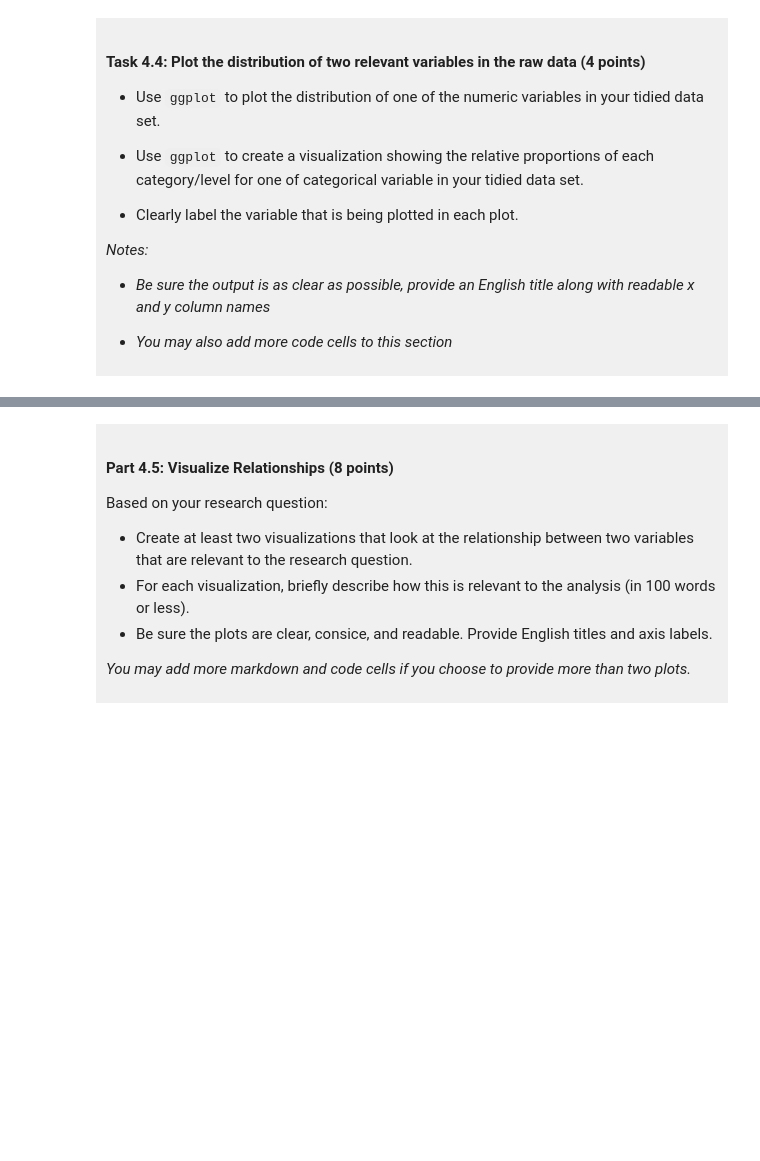
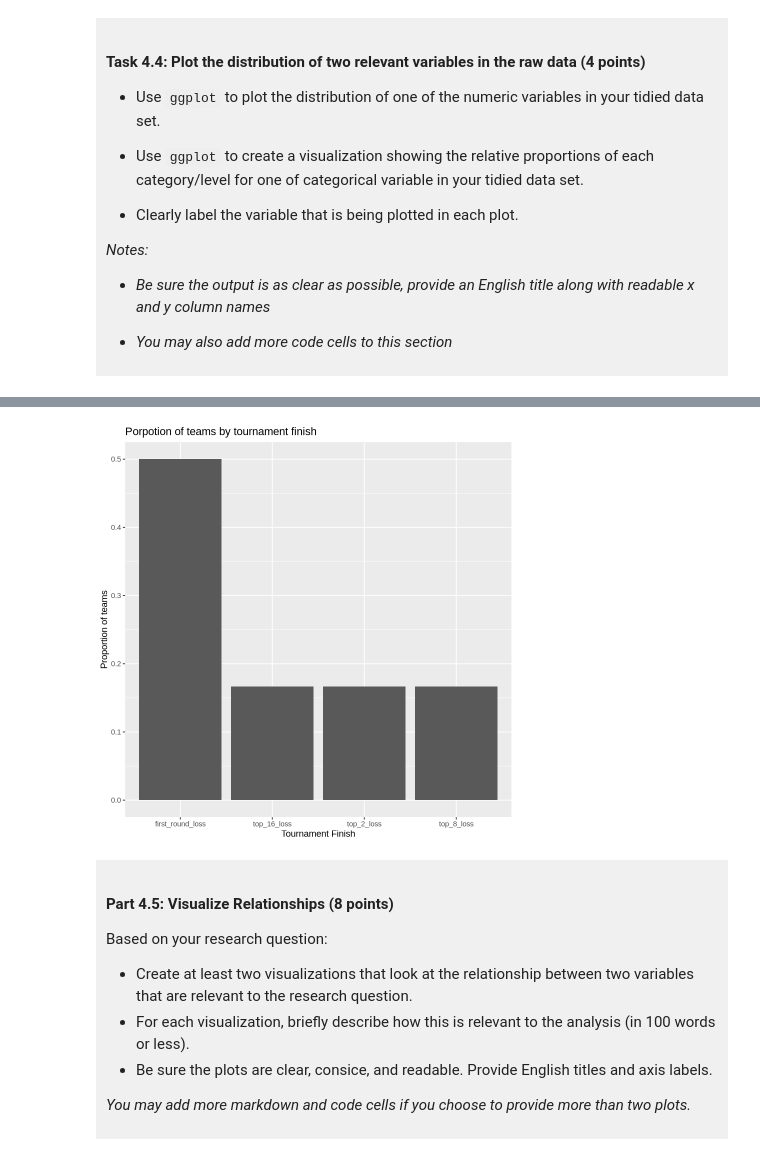
Before and after one commit to nrumaiiraa/dsci-100-project-Umairah-MohdZulkefli, a Jupyter notebook: dsci-100-project-notebook.ipynb, the cells around one changed output, grey strips where cells are left out. Saved outputs shown, nothing was run; the diff lists cells and outputs as text; code cells hidden in the pictures; blank space fills up the shorter version.

```diff
--- a/dsci-100-project-notebook.ipynb
+++ b/dsci-100-project-notebook.ipynb
@@ -313,5 +369,14 @@ You will refine your research question (if needed) and produce a tidy data set.
 # %%
-### EDIT THIS CODE CELL FOR PLOT 2 ###
+women_march_march_madness_plot_bar <- women_march_madness_tidy |>
+ggplot(aes(x = tourney_finish, y = after_stat(prop), group = 1)) +
+geom_bar() +
+labs(x = "Tournament Finish",
+     y = "Proportion of teams",
+     title = "Porpotion of teams by tournament finish")
+
+women_march_march_madness_plot_bar
+# %% [output]
+[figure, added]
 # %% [markdown]
 <div style="background-color: #f0f0f0; padding: 10px;">
 
```
Also changed, not shown: parts of 10 cells of this notebook.
